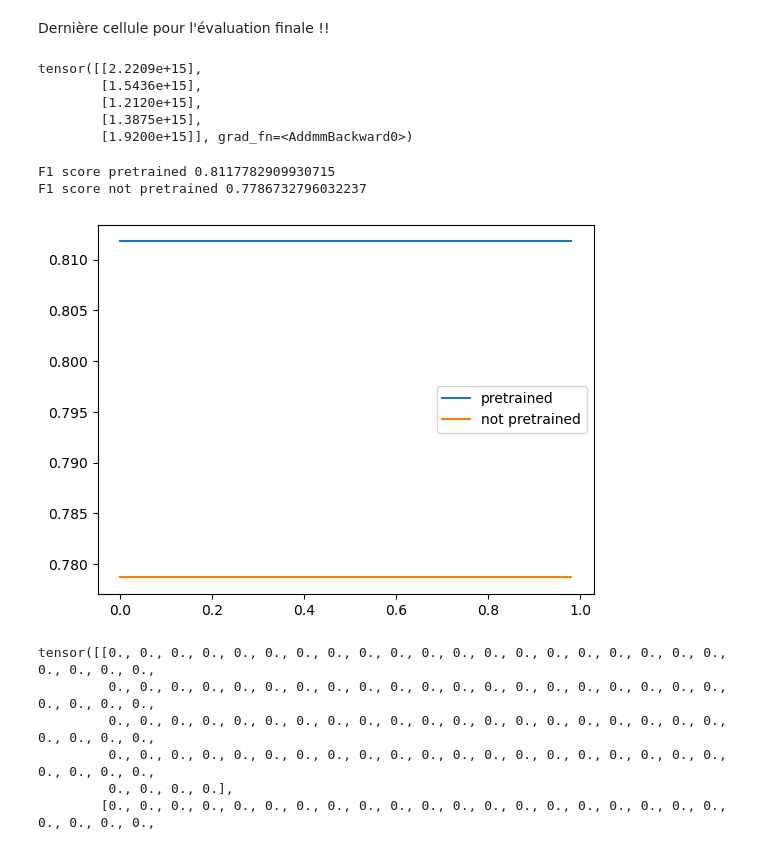
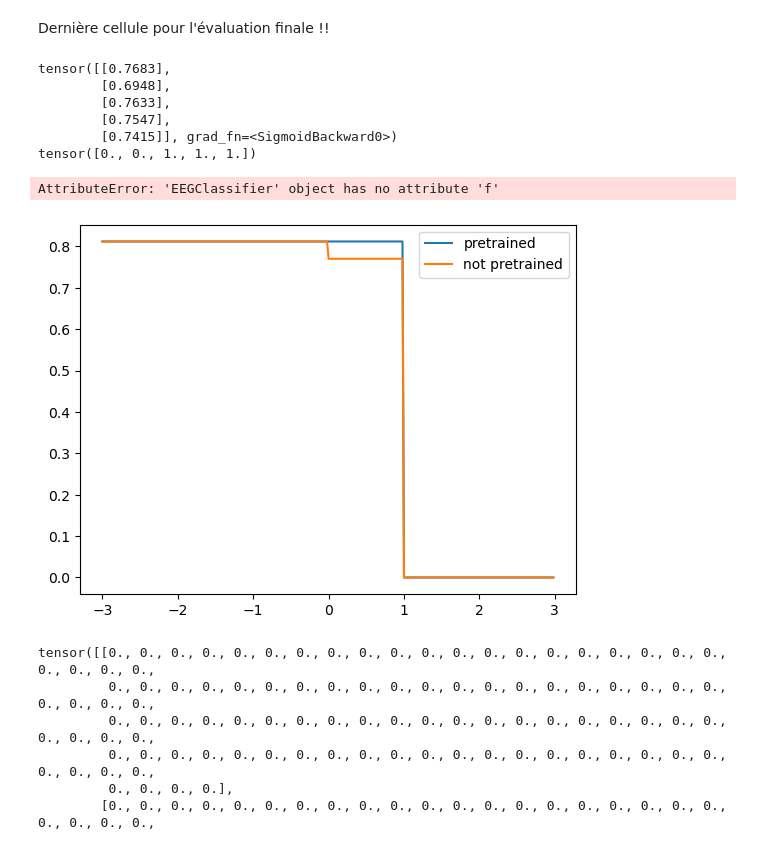
Before and after one commit to gregoirebechade/comp_stats_final, a Jupyter notebook: code/exploring.ipynb, the cells around one changed output. Drawn from its saved outputs; the diff is of its cells as text; code cells hidden in the pictures.

```diff
--- a/code/exploring.ipynb
+++ b/code/exploring.ipynb
@@ -257,15 +257,21 @@ if train_extractor:
 # %% [markdown]
 Là hop le classifieur, qui est constitué d'un feature extractor puis d'une couche fully connected. Soit on entraine tout d'un coup soit on entraine séparément les deux parties
 # %%
-class EEGClassifier(nn.Module):
-    def __init__(self, feature_extractor):
-        super(EEGClassifier, self).__init__()
-        self.feature_extractor = feature_extractor
-        self.fc = nn.Linear(100, 1)
 
-    def forward(self, x):
-        features = self.feature_extractor(x)
-        return self.fc(features)
+
+from train_classifiers import EEGClassifier
+# class EEGClassifier(nn.Module):
+#     def __init__(self, feature_extractor):
+#         super(EEGClassifier, self).__init__()
+#         self.feature_extractor = feature_extractor
+#         self.fc = nn.Linear(100, 1)
+#         self.f = nn.Sigmoid()
+
+#     def forward(self, x):
+#         features = self.feature_extractor(x)
+#         features = F.normalize(features, p=2, dim=1)
+#         x = self.fc(features)
+#         return self.f(x)
 # %% [markdown]
 La c'est les boucles d'entrainement qui sont aussi dans le fichier .py
 # %%
@@ -340,19 +346,23 @@ with open('./losses/loss_train_'+model_name+'.txt', 'w') as f :
 Dernière cellule pour l'évaluation finale !!
 # %%
 model = torch.load('./models/classifier_pretrained_final_bis.pth')
+model_not_pretrained = torch.load('./models/classifier_not_pretrained.pth')
 for batch_x, batch_y in dataloader_test :
     batch_x = batch_x.to(device)
     batch_y = batch_y.float()
     batch_y = batch_y.to(device)
     y_pred = model(batch_x.float())
     print(y_pred)
+    # print(model_not_pretrained(batch_x.float()))
+    print(batch_y)
     break
 # %% [output]
-tensor([[2.2209e+15],
-        [1.5436e+15],
-        [1.2120e+15],
-        [1.3875e+15],
-        [1.9200e+15]], grad_fn=<AddmmBackward0>)
+tensor([[0.7683],
+        [0.6948],
+        [0.7633],
+        [0.7547],
+        [0.7415]], grad_fn=<SigmoidBackward0>)
+tensor([0., 0., 1., 1., 1.])
 # %%
 pretrained = torch.load('./models/classifier_pretrained_final_bis.pth')
 not_pretrained = torch.load('./models/classifier_not_pretrained.pth')
@@ -376,22 +386,21 @@ y_pred_not_pretrained = (y_pred_not_pretrained > 0.5).astype(int)
 print('F1 score pretrained', f1_score(y_true, y_pred_pretrained))
 print('F1 score not pretrained', f1_score(y_true, y_pred_not_pretrained))
 # %% [output]
-F1 score pretrained 0.8117782909930715
-F1 score not pretrained 0.7786732796032237
+AttributeError: 'EEGClassifier' object has no attribute 'f'
 # %%
 les_pretrained= []
 les_not_pretrained = []
-for threshold in np.arange(0, 1, 0.02):
+for threshold in np.arange(-3, 3, 0.02):
     y_pred_pretrained_oui = (y_pred_pretrained > threshold).astype(int)
     y_pred_not_pretrained_oui = (y_pred_not_pretrained > threshold).astype(int)
     les_pretrained.append(f1_score(y_true, y_pred_pretrained_oui))
     les_not_pretrained.append(f1_score(y_true, y_pred_not_pretrained_oui))
-plt.plot( np.arange(0, 1, 0.02),les_pretrained,  label='pretrained')
-plt.plot( np.arange(0, 1, 0.02),   les_not_pretrained,   label='not pretrained')
+plt.plot( np.arange(-3, 3, 0.02),les_pretrained,  label='pretrained')
+plt.plot( np.arange(-3, 3, 0.02),   les_not_pretrained,   label='not pretrained')
 plt.legend()
 plt.show()
 # %% [output]
-[figure, old version]
+[figure, new version]
 # %%
 model = torch.load('./models/extractor.pth')
 for batch_x, batch_y in dataloader_test :
```
Also changed, not shown: 1 other file.
